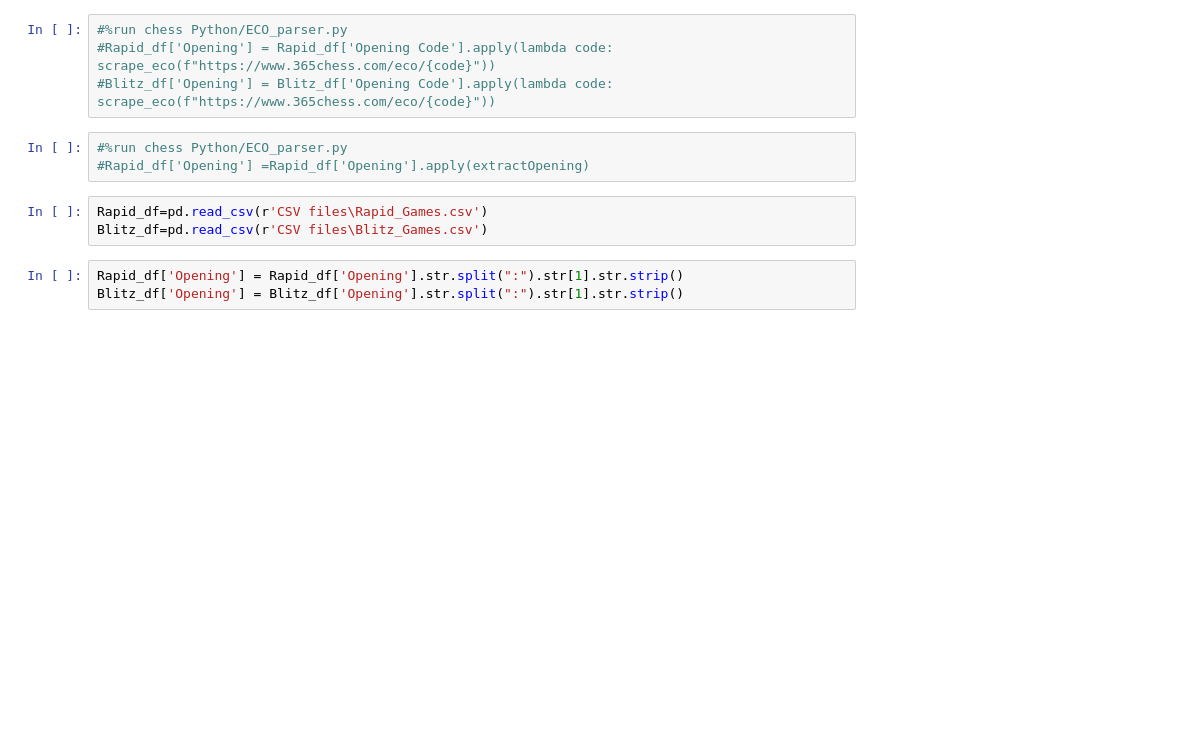
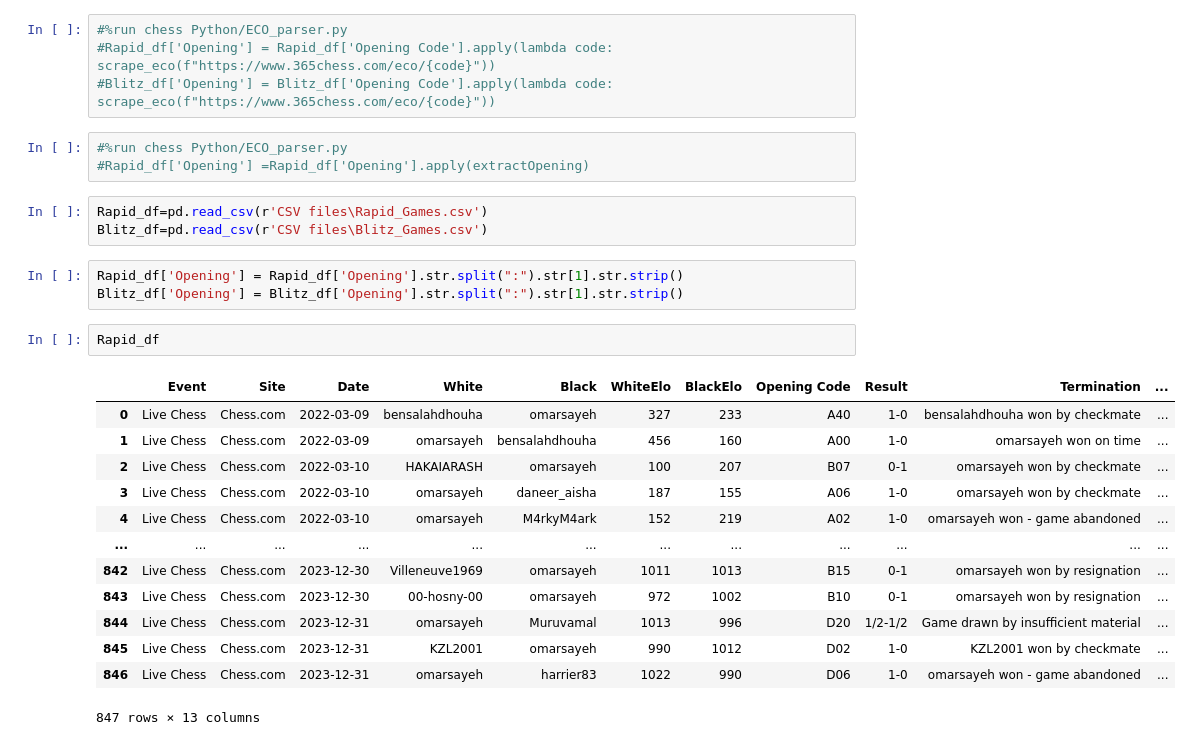
Before and after one commit to SayehOmar/My_Chess_Games_Case_Study, a Jupyter notebook: chess.ipynb, the cells around one changed output. Saved outputs shown, nothing was run; the diff lists cells and outputs as text; blank space fills up the shorter version.

```diff
--- a/chess.ipynb
+++ b/chess.ipynb
@@ -197,3 +197,19 @@ Blitz_df=pd.read_csv(r'CSV files\Blitz_Games.csv')
 # %%
 Rapid_df['Opening'] = Rapid_df['Opening'].str.split(":").str[1].str.strip()
 Blitz_df['Opening'] = Blitz_df['Opening'].str.split(":").str[1].str.strip()
+# %%
+Rapid_df
+# %% [output]
+|  | Event | Site | Date | White | Black | WhiteElo | BlackElo | Opening Code | Result | Termination | ... |
+| 0 | Live Chess | Chess.com | 2022-03-09 | bensalahdhouha | omarsayeh | 327 | 233 | A40 | 1-0 | bensalahdhouha won by checkmate | ... |
+| 1 | Live Chess | Chess.com | 2022-03-09 | omarsayeh | bensalahdhouha | 456 | 160 | A00 | 1-0 | omarsayeh won on time | ... |
+| 2 | Live Chess | Chess.com | 2022-03-10 | HAKAIARASH | omarsayeh | 100 | 207 | B07 | 0-1 | omarsayeh won by checkmate | ... |
+| 3 | Live Chess | Chess.com | 2022-03-10 | omarsayeh | daneer_aisha | 187 | 155 | A06 | 1-0 | omarsayeh won by checkmate | ... |
+| 4 | Live Chess | Chess.com | 2022-03-10 | omarsayeh | M4rkyM4ark | 152 | 219 | A02 | 1-0 | omarsayeh won - game abandoned | ... |
+| ... | ... | ... | ... | ... | ... | ... | ... | ... | ... | ... | ... |
+| 842 | Live Chess | Chess.com | 2023-12-30 | Villeneuve1969 | omarsayeh | 1011 | 1013 | B15 | 0-1 | omarsayeh won by resignation | ... |
+| 843 | Live Chess | Chess.com | 2023-12-30 | 00-hosny-00 | omarsayeh | 972 | 1002 | B10 | 0-1 | omarsayeh won by resignation | ... |
+| 844 | Live Chess | Chess.com | 2023-12-31 | omarsayeh | Muruvamal | 1013 | 996 | D20 | 1/2-1/2 | Game drawn by insufficient material | ... |
+| 845 | Live Chess | Chess.com | 2023-12-31 | KZL2001 | omarsayeh | 990 | 1012 | D02 | 1-0 | KZL2001 won by checkmate | ... |
+| 846 | Live Chess | Chess.com | 2023-12-31 | omarsayeh | harrier83 | 1022 | 990 | D06 | 1-0 | omarsayeh won - game abandoned | ... |
+847 rows × 13 columns
```
Also changed, not shown: parts of 2 cells of this notebook.
